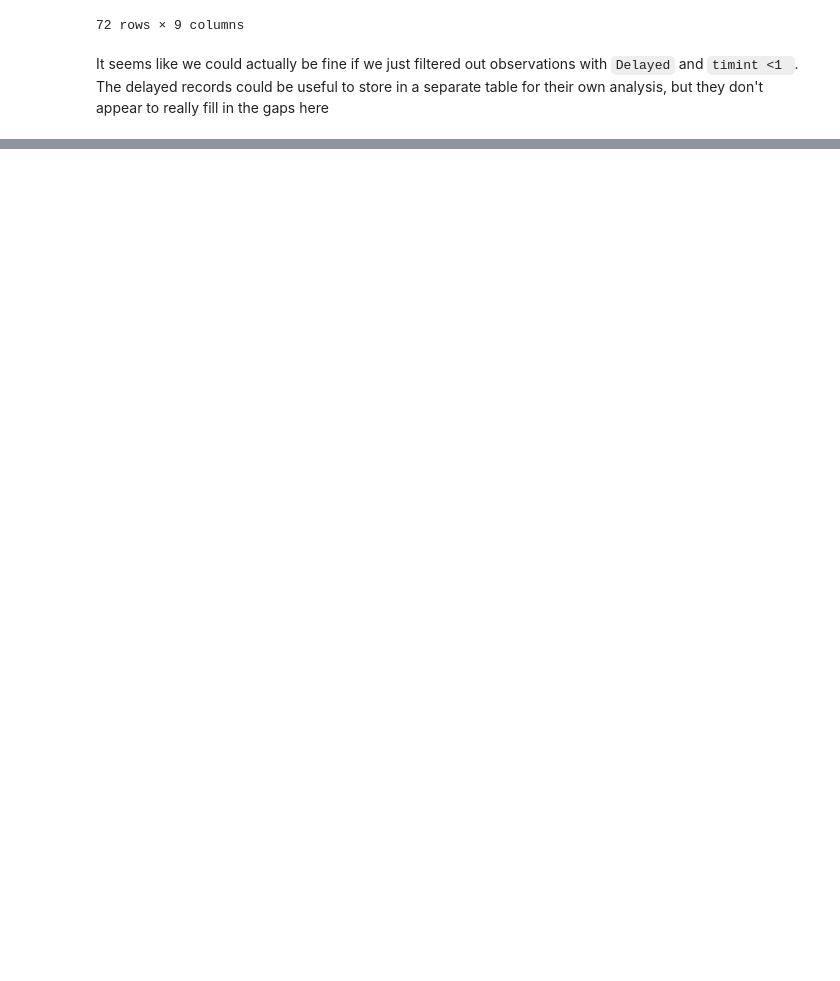
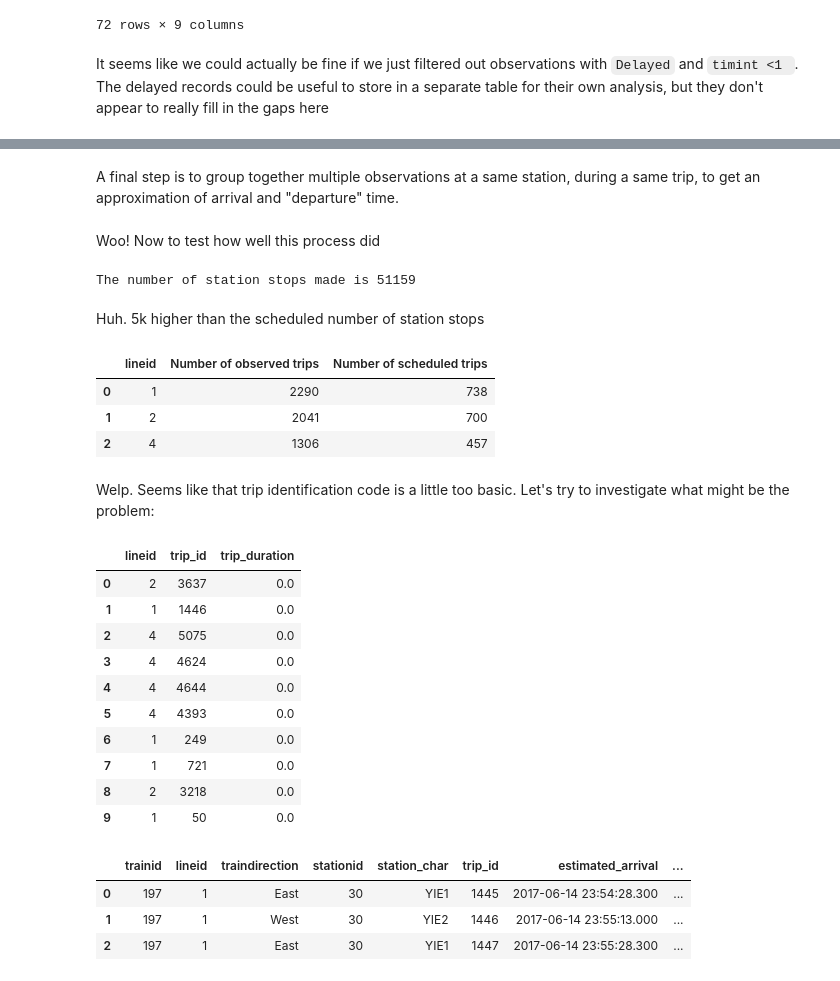
Before and after one commit to CivicTechTO/ttc_subway_times, a Jupyter notebook: doc/Filtering Observed Arrivals.ipynb, the cells around one changed output, grey strips where cells are left out. Saved outputs shown, nothing was run; the diff lists cells and outputs as text; code cells hidden in the pictures; blank space fills up the shorter version.

Commit message:
Detected trips and aggregated times at stops

```diff
--- a/doc/Filtering Observed Arrivals.ipynb
+++ b/doc/Filtering Observed Arrivals.ipynb
@@ -335,0 +346,2 @@ A final step is to group together multiple observations at a same station
+# %% [markdown]
+A final step is to group together multiple observations at a same station, during a same trip, to get an approximation of arrival and "departure" time.
@@ -335,0 +361,67 @@ A final step is to group together multiple observations at a same station
+# %% [markdown]
+Woo! Now to test how well this process did
+# %%
+cnt = '''SELECT COUNT(*) FROM test_day_final'''
+with con.cursor() as cur:
+    cur.execute(cnt)
+    print('The number of station stops made is', cur.fetchone()[0])
+# %% [output]
+The number of station stops made is 51159
+# %% [markdown]
+Huh. 5k higher than the scheduled number of station stops
+# %%
+sql = ''' WITH observed_trips AS
+    (SELECT lineid::TEXT, COUNT(DISTINCT trip_id) AS "Number of observed trips"
+     FROM test_day_final
+     GROUP BY lineid)
+     , unique_trips AS(SELECT route_short_name AS lineid, COUNT(DISTINCT trip_id) AS "Number of scheduled trips"
+            FROM gtfs.routes -- ON lineid::TEXT = route_short_name
+            INNER JOIN gtfs.trips USING (route_id)
+            INNER JOIN gtfs.calendar USING (service_id)
+            WHERE monday AND route_type = 1 AND route_short_name != '3'
+            GROUP BY route_short_name)
+
+    SELECT *
+        FROM observed_trips
+        INNER JOIN unique_trips USING (lineid)
+        ORDER BY lineid'''
+pandasql.read_sql(sql, con)
+# %% [output]
+|  | lineid | Number of observed trips | Number of scheduled trips |
+| 0 | 1 | 2290 | 738 |
+| 1 | 2 | 2041 | 700 |
+| 2 | 4 | 1306 | 457 |
+# %% [markdown]
+Welp. Seems like that trip identification code is a little too basic. Let's try to investigate what might be the problem:
+# %%
+sql = '''WITH trips AS(SELECT lineid, trip_id, EXTRACT('minutes' FROM MAX(estimated_arrival) - MIN(estimated_arrival)) as trip_duration
+FROM test_day_final
+GROUP BY lineid, trip_id)
+SELECT *
+FROM trips
+ORDER BY trip_duration
+LIMIT 10'''
+pandasql.read_sql(sql, con)
+# %% [output]
+|  | lineid | trip_id | trip_duration |
+| 0 | 2 | 3637 | 0.0 |
+| 1 | 1 | 1446 | 0.0 |
+| 2 | 4 | 5075 | 0.0 |
+| 3 | 4 | 4624 | 0.0 |
+| 4 | 4 | 4644 | 0.0 |
+| 5 | 4 | 4393 | 0.0 |
+| 6 | 1 | 249 | 0.0 |
+| 7 | 1 | 721 | 0.0 |
+| 8 | 2 | 3218 | 0.0 |
+| 9 | 1 | 50 | 0.0 |
+# %%
+sql = '''SELECT *
+FROM test_day_final
+WHERE trip_id BETWEEN 1445 AND 1447
+ORDER BY estimated_arrival'''
+pandasql.read_sql(sql, con)
+# %% [output]
+|  | trainid | lineid | traindirection | stationid | station_char | trip_id | estimated_arrival | ... |
+| 0 | 197 | 1 | East | 30 | YIE1 | 1445 | 2017-06-14 23:54:28.300 | ... |
+| 1 | 197 | 1 | West | 30 | YIE2 | 1446 | 2017-06-14 23:55:13.000 | ... |
+| 2 | 197 | 1 | East | 30 | YIE1 | 1447 | 2017-06-14 23:55:28.300 | ... |
```
Also changed, not shown: parts of 5 cells of this notebook.
